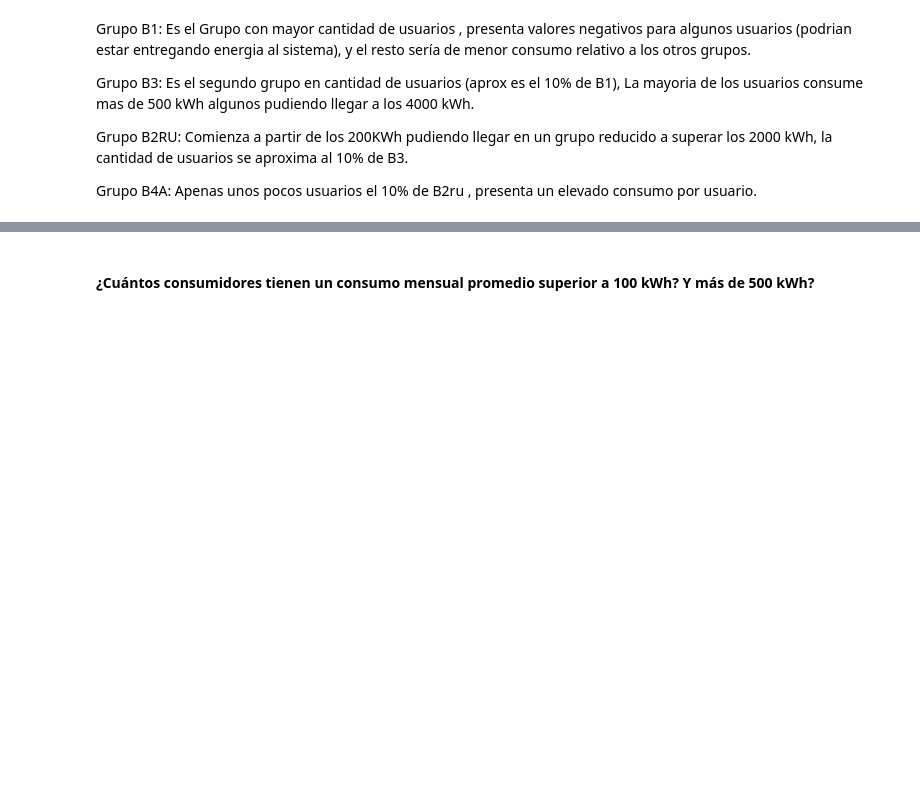
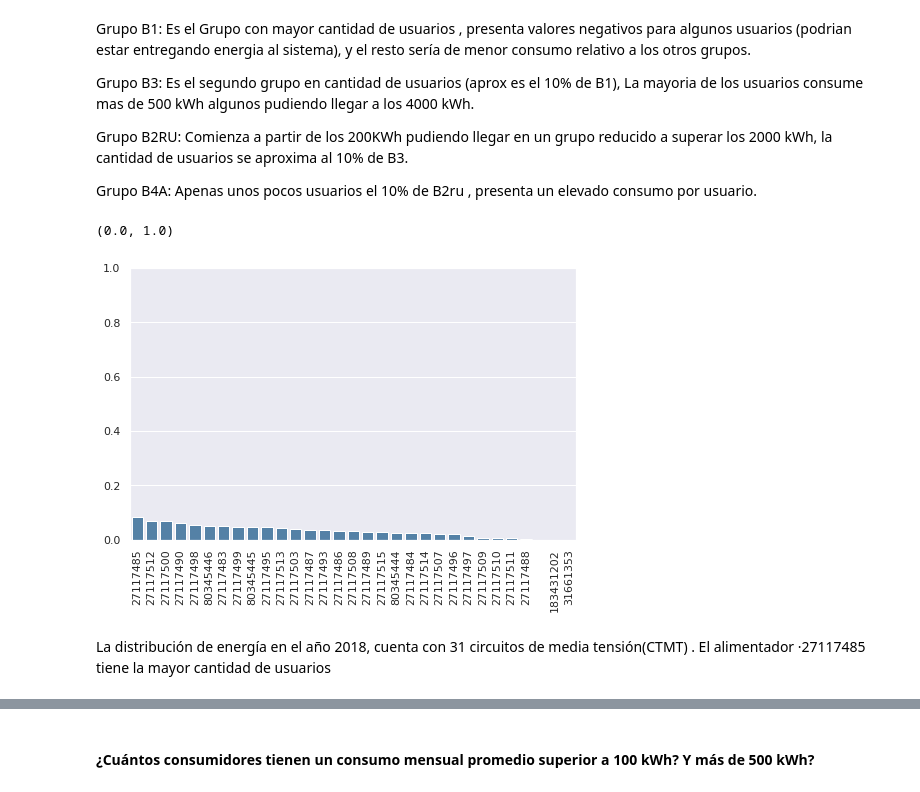
Before and after one commit to mahunz/Diplodatos2020, a Jupyter notebook: Analiisis_y_Visualizacion_Grupo1.ipynb, the cells around one changed output, grey strips where cells are left out. Cells and saved outputs as stored; diff of their text form; code cells hidden in the pictures; blank space fills up the shorter version.

```diff
--- a/Analiisis_y_Visualizacion_Grupo1.ipynb
+++ b/Analiisis_y_Visualizacion_Grupo1.ipynb
@@ -541,3 +579,15 @@ Grupo B3: Es el segundo grupo en cantidad de usuarios (aprox es el 10% de B1), L
 Grupo B2RU: Comienza a partir de los 200KWh pudiendo llegar en un grupo reducido a superar los 2000 kWh, la cantidad de usuarios se aproxima al 10% de B3.
 
 Grupo B4A: Apenas unos pocos usuarios el 10% de B2ru , presenta un elevado consumo por usuario.
+# %%
+#Densidad de probablidad por Alimentador CTMT
+data = _ds.CTMT.value_counts(normalize=True)
+plt.figure(figsize=(8, 5))
+seaborn.barplot(x=data.index, y=data.values, color='steelblue')
+plt.xticks(rotation=90)
+plt.ylim(0, 1)
+# %% [output]
+(0.0, 1.0)
+[figure, added]
+# %% [markdown]
+La distribución de energía en el año 2018, cuenta con 31 circuitos de media tensión(CTMT) . El alimentador ·27117485 tiene la mayor cantidad de usuarios
```
Also changed, not shown: parts of 15 cells of this notebook.
